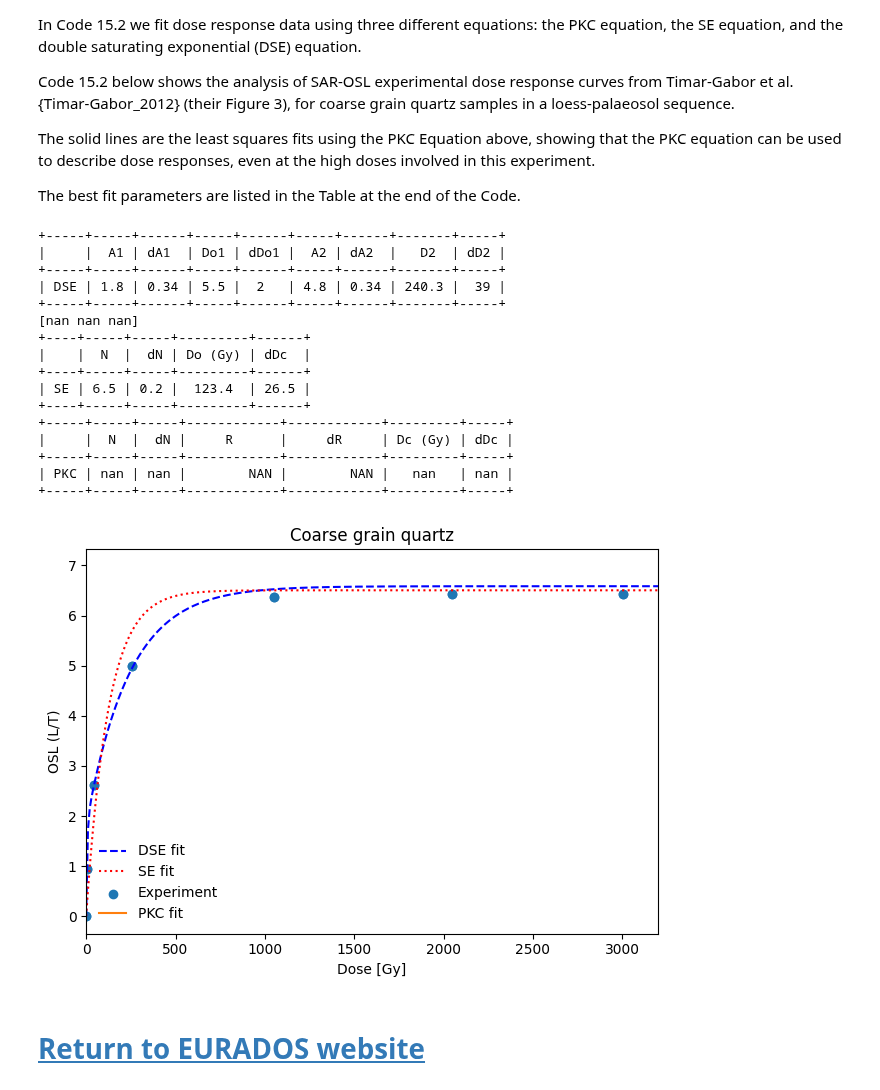
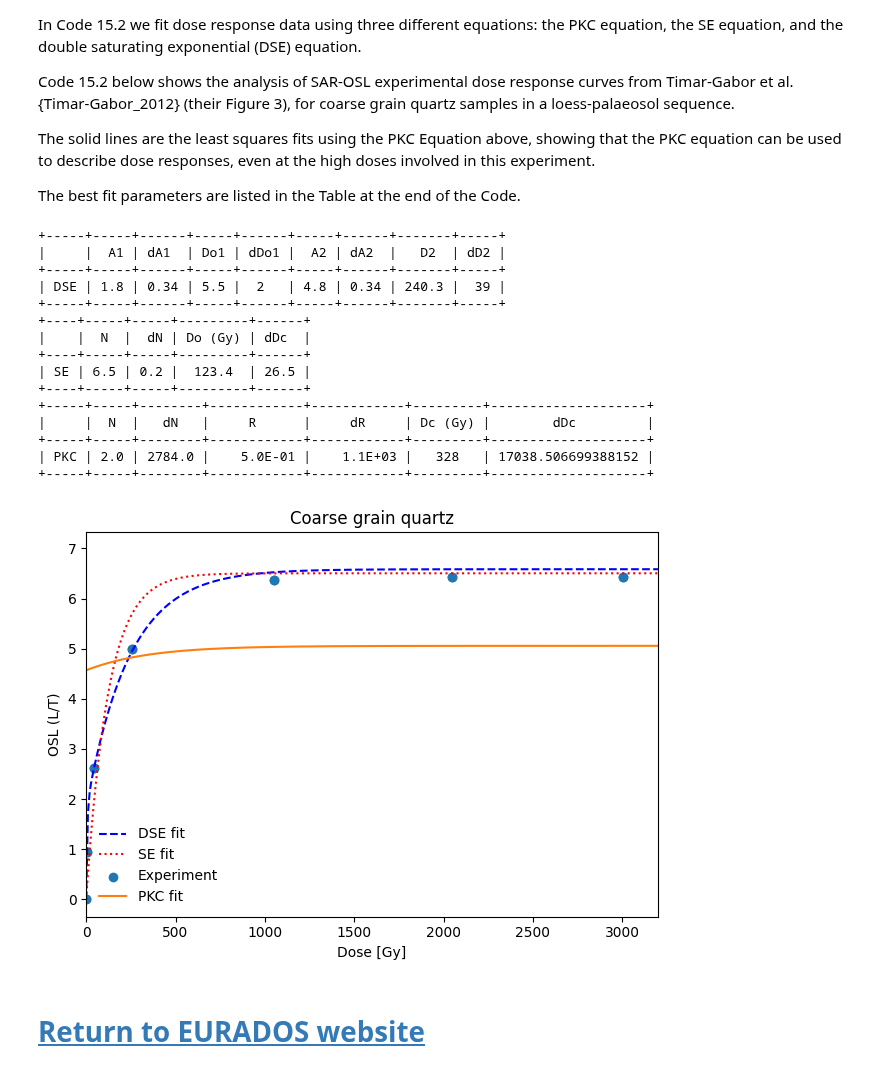
Before and after one commit to vpagonis/EURADOS-2023, a Jupyter notebook: Code_15_2.ipynb, the cells around one changed output. Cells and saved outputs as stored; diff of their text form; code cells hidden in the pictures.

```diff
--- a/Code_15_2.ipynb
+++ b/Code_15_2.ipynb
@@ -75,7 +75,7 @@ The best fit parameters are listed in the Table at the end of the Code.
 #Fit dose response data with Saturating Exponential
 import numpy as np
 import matplotlib.pyplot as plt
-from scipy.special import lambertw
+from scipy.special import wrightomega
 import warnings
 warnings.filterwarnings("ignore")
 from scipy import optimize
@@ -97,7 +97,7 @@ def SE(x_data,A,Do):
 
 # PKC equation
 def lambertfit(x_data,N,R,Dc):
-    u=np.real(N*(1+lambertw((np.abs(R)-1)*np.exp(np.abs(R)-1-\
+    u=np.real(N*(1+wrightomega((np.abs(R)-1)*np.exp(np.abs(R)-1-\
     x_data/np.abs(Dc)))/(1-np.abs(R))))
     u.astype(float)
     return u
@@ -163,43 +163,43 @@ params, cov = optimize.curve_fit(lambertfit,\
 x_data, y_data,p0=init_vals)
 
 # plot best fit with PKC
 dN = round(np.sqrt(cov[0][0]),0)
 dR = format(abs(np.sqrt(cov[1][1])),"10.1E")
 dDc = np.sqrt(cov[2][2])
 plt.plot(x_vals, lambertfit(x_vals, *params[0:4]),\
 label='PKC fit');
 leg = plt.legend()
 leg.get_frame().set_linewidth(0.0)
 plt.tight_layout()
 
-# create and print table of parameters for PKC
-print(params)
+# create and print table of parameters for SE
 myTable2 = PrettyTable([" ","N", "dN", "Do (Gy)","dDc"])
 myTable2.add_row(["SE",A,dA,Do,\
 dDo])
 print(myTable2)
+
+# create and print table of parameters for PKC
 myTable3=PrettyTable([" ","N","dN", "R","dR","Dc (Gy)","dDc"])
-myTable3.add_row(["PKC",params[0],dN,\
-format(abs(params[1]),"10.1E"),dR,abs(params[2]),dDc])
+myTable3.add_row(["PKC",round(params[0],0),dN,\
+format(abs(params[1]),"10.1E"),dR,abs(int(params[2])),dDc])
 print(myTable3)
 plt.show()
 # %% [output]
 +-----+-----+------+-----+------+-----+------+-------+-----+
 |     |  A1 | dA1  | Do1 | dDo1 |  A2 | dA2  |   D2  | dD2 |
 +-----+-----+------+-----+------+-----+------+-------+-----+
 | DSE | 1.8 | 0.34 | 5.5 |  2   | 4.8 | 0.34 | 240.3 |  39 |
 +-----+-----+------+-----+------+-----+------+-------+-----+
-[nan nan nan]
 +----+-----+-----+---------+------+
 |    |  N  |  dN | Do (Gy) | dDc  |
 +----+-----+-----+---------+------+
 | SE | 6.5 | 0.2 |  123.4  | 26.5 |
 +----+-----+-----+---------+------+
-+-----+-----+-----+------------+------------+---------+-----+
-|     |  N  |  dN |     R      |     dR     | Dc (Gy) | dDc |
-+-----+-----+-----+------------+------------+---------+-----+
-| PKC | nan | nan |        NAN |        NAN |   nan   | nan |
-+-----+-----+-----+------------+------------+---------+-----+
++-----+-----+--------+------------+------------+---------+--------------------+
+|     |  N  |   dN   |     R      |     dR     | Dc (Gy) |        dDc         |
++-----+-----+--------+------------+------------+---------+--------------------+
+| PKC | 2.0 | 2784.0 |    5.0E-01 |    1.1E+03 |   328   | 17038.506699388152 |
++-----+-----+--------+------------+------------+---------+--------------------+
-[figure, old version]
+[figure, new version]
 # %% [markdown]
 # [Return to EURADOS website](https://blog.mcdaniel.edu/vasilispagonis/python-codes-for-eurados-2023/)
```
